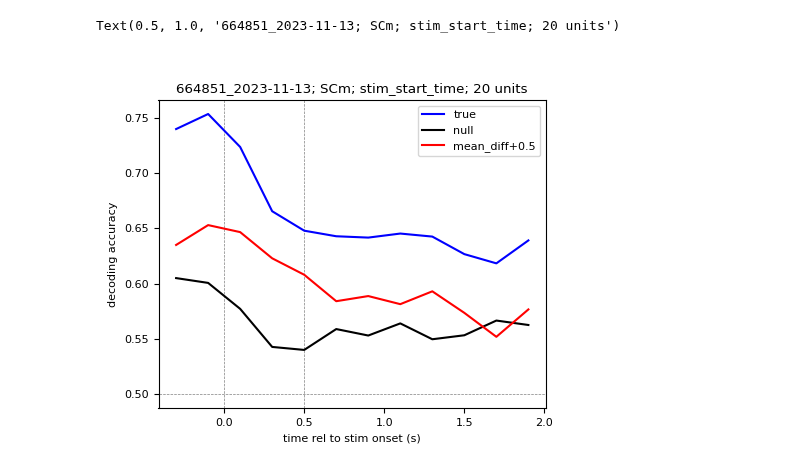
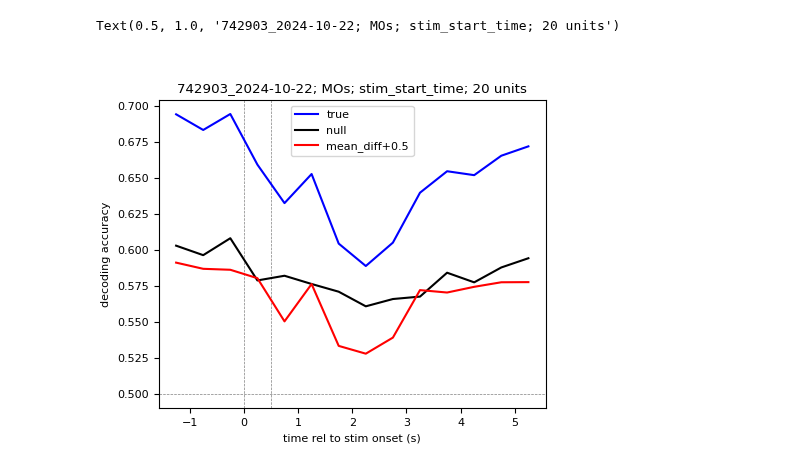
Before and after one commit to AllenInstitute/dynamic_routing_analysis, a Jupyter notebook: notebooks/plot_multi_timebin_decoder_results.ipynb, the cells around one changed output. Drawn from its saved outputs; the diff is of its cells as text; code cells hidden in the pictures.

```diff
--- a/notebooks/plot_multi_timebin_decoder_results.ipynb
+++ b/notebooks/plot_multi_timebin_decoder_results.ipynb
@@ -26,3 +25,8 @@ results_path="s3://aind-scratch-data/dynamic-routing/decoding/results/time_mod_p
+# %%
+# results_path="s3://aind-scratch-data/dynamic-routing/decoding/results/time_mod_prod_0_consolidated.parquet"
+results_path="s3://aind-scratch-data/dynamic-routing/decoding/results/time_mod_binsize_0.5_sec_0/"
+# results_path="s3://aind-scratch-data/dynamic-routing/decoding/results/time_mod_vis_target_0/"
+# results_path="s3://aind-scratch-data/dynamic-routing/decoding/results/time_mod_aud_target_0/"
 # %%
 session_table_path=r"\\allen\programs\mindscope\workgroups\dynamicrouting\Ethan\CO decoding results\session_table_v0.265.csv"
 session_table=pl.read_csv(session_table_path)
@@ -97,9 +83,11 @@ structure_grouping = {
     "ECT6a": 'ECT',
     "ECT4": 'ECT',
 }
-keep_original_structure = True
+keep_original_structure = False
 if keep_original_structure:
     n_repeats = 2
+else:
+    n_repeats = 1
 
 #add total n units, cross-modal dprime, n good blocks?
 
@@ -217,32 +193,32 @@ new_results_session_pd.query('session_id=="664851_2023-11-13" and structure=="AC
 # %%
-sel_session="664851_2023-11-13"
-sel_structure="SCm"
+sel_session="742903_2024-10-22"
+sel_structure="MOs"
 sel_unit_subsample_size=20
 sel_time_aligned_to="stim_start_time"
 # sel_time_aligned_to="response_time"
 
 # example_timebin_decoding=new_results_session_pd.query('session_id=="664851_2023-11-13" and structure=="ACAd" and \
 #                                                     time_aligned_to=="stim_start_time" and unit_subsample_size==20').sort_values('bin_center')
 example_timebin_decoding=new_results_session_pd.query(f'session_id=="{sel_session}" and structure=="{sel_structure}" and \
                                                      time_aligned_to=="{sel_time_aligned_to}" and unit_subsample_size=={sel_unit_subsample_size}').sort_values('bin_center')
 
 fig,ax=plt.subplots(1,1,figsize=(5,4))
 
 ax.axvline(x=0, color='grey', linestyle='--', linewidth=0.5)
 ax.axvline(x=0.5, color='grey', linestyle='--', linewidth=0.5)
 ax.axhline(y=0.5, color='grey', linestyle='--', linewidth=0.5)
 
 ax.plot(example_timebin_decoding['bin_center'], example_timebin_decoding['mean_true'], label='true', color='blue')
 ax.plot(example_timebin_decoding['bin_center'], example_timebin_decoding['median_null'], label='null', color='black')
 
 ax.plot(example_timebin_decoding['bin_center'], example_timebin_decoding['mean_diff']+0.5, label='mean_diff+0.5', color='red')
 
 # ax.set_ylim(0.5,1)
 
 ax.set_xlabel('time rel to stim onset (s)')
 ax.set_ylabel('decoding accuracy')
 ax.legend()
 ax.set_title(f"{sel_session}; {sel_structure}; {sel_time_aligned_to}; {sel_unit_subsample_size} units")
 # %% [output]
-Text(0.5, 1.0, '664851_2023-11-13; SCm; stim_start_time; 20 units')
+Text(0.5, 1.0, '742903_2024-10-22; MOs; stim_start_time; 20 units')
-[figure, old version]
+[figure, new version]
```
Also changed, not shown: parts of 61 cells of this notebook, 4 other files.
